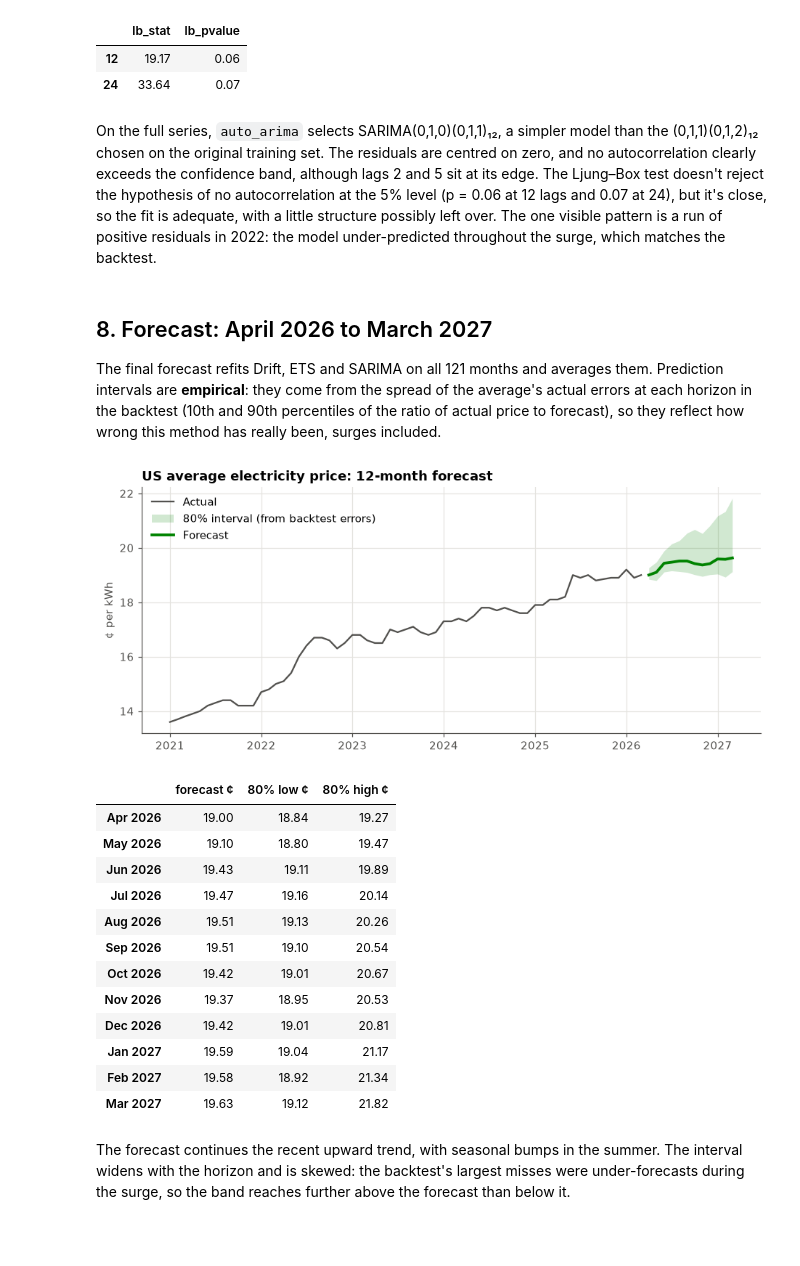
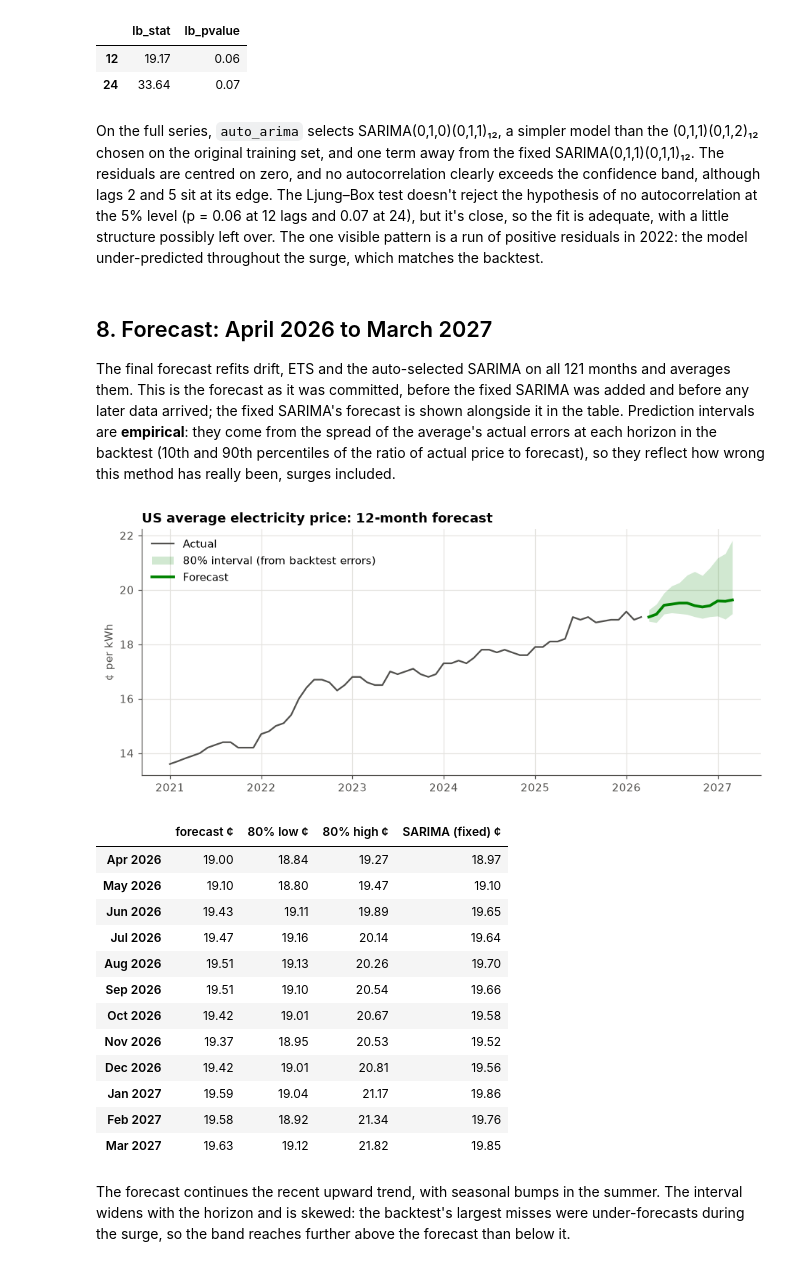
Before and after one commit to morinmro/msda-portfolio, a Jupyter notebook: ai-assisted/electricity-price-forecast/electricity_price_forecast.ipynb, the cells around one changed output. Drawn from its saved outputs; the diff is of its cells as text; code cells hidden in the pictures; blank space fills up the shorter version.

```diff
--- a/ai-assisted/electricity-price-forecast/electricity_price_forecast.ipynb
+++ b/ai-assisted/electricity-price-forecast/electricity_price_forecast.ipynb
@@ -40,7 +40,8 @@ COLORS = {
     "Seasonal naive": "#eb6834",
     "Drift": "#1baf7a",
     "ETS": "#eda100",
-    "SARIMA": "#e87ba4",
+    "SARIMA (auto-selected)": "#e87ba4",
+    "SARIMA (fixed)": "#6250d6",
     "Average (drift, ETS, SARIMA)": "#008300",
 }
 plt.rcParams.update({
@@ -211,9 +215,14 @@ def ets_forecast(train, h):
     return model.fit().forecast(h).values
 
 
-def sarima_forecast(train, h):
+def sarima_auto_forecast(train, h):
     model = auto_arima(train, m=12, D=1, with_intercept=True, suppress_warnings=True, error_action="ignore")
     return model.predict(h).values
+
+
+def sarima_fixed_forecast(train, h):
+    fit = SARIMAX(train, order=(0, 1, 1), seasonal_order=(0, 1, 1, 12)).fit(disp=False)
+    return fit.forecast(h).values
 
 
 MODELS = {
@@ -221,13 +230,14 @@ MODELS = {
     "Seasonal naive": lambda tr, h: np.resize(tr.iloc[-12:].values, h),
     "Drift": drift_forecast,
     "ETS": ets_forecast,
-    "SARIMA": sarima_forecast,
+    "SARIMA (auto-selected)": sarima_auto_forecast,
+    "SARIMA (fixed)": sarima_fixed_forecast,
 }
 
 
 def forecast_all(train, h):
     fc = {name: f(train, h) for name, f in MODELS.items()}
-    fc["Average (drift, ETS, SARIMA)"] = np.mean([fc["Drift"], fc["ETS"], fc["SARIMA"]], axis=0)
+    fc["Average (drift, ETS, SARIMA)"] = np.mean([fc["Drift"], fc["ETS"], fc["SARIMA (auto-selected)"]], axis=0)
     return fc
 
 
@@ -369,48 +383,49 @@ Selected model: SARIMA(0,1,0)(0,1,1)[12]
 | 12 | 19.17 | 0.06 |
 | 24 | 33.64 | 0.07 |
 # %% [markdown]
-On the full series, `auto_arima` selects SARIMA(0,1,0)(0,1,1)₁₂, a simpler model than the (0,1,1)(0,1,2)₁₂ chosen on the original training set. The residuals are centred on zero, and no autocorrelation clearly exceeds the confidence band, although lags 2 and 5 sit at its edge. The Ljung–Box test doesn't reject the hypothesis of no autocorrelation at the 5% level (p = 0.06 at 12 lags and 0.07 at 24), but it's close, so the fit is adequate, with a little structure possibly left over. The one visible pattern is a run of positive residuals in 2022: the model under-predicted throughout the surge, which matches the backtest.
+On the full series, `auto_arima` selects SARIMA(0,1,0)(0,1,1)₁₂, a simpler model than the (0,1,1)(0,1,2)₁₂ chosen on the original training set, and one term away from the fixed SARIMA(0,1,1)(0,1,1)₁₂. The residuals are centred on zero, and no autocorrelation clearly exceeds the confidence band, although lags 2 and 5 sit at its edge. The Ljung–Box test doesn't reject the hypothesis of no autocorrelation at the 5% level (p = 0.06 at 12 lags and 0.07 at 24), but it's close, so the fit is adequate, with a little structure possibly left over. The one visible pattern is a run of positive residuals in 2022: the model under-predicted throughout the surge, which matches the backtest.
 # %% [markdown]
 ## 8. Forecast: April 2026 to March 2027
 
-The final forecast refits Drift, ETS and SARIMA on all 121 months and averages them. Prediction intervals are **empirical**: they come from the spread of the average's actual errors at each horizon in the backtest (10th and 90th percentiles of the ratio of actual price to forecast), so they reflect how wrong this method has really been, surges included.
+The final forecast refits drift, ETS and the auto-selected SARIMA on all 121 months and averages them. This is the forecast as it was committed, before the fixed SARIMA was added and before any later data arrived; the fixed SARIMA's forecast is shown alongside it in the table. Prediction intervals are **empirical**: they come from the spread of the average's actual errors at each horizon in the backtest (10th and 90th percentiles of the ratio of actual price to forecast), so they reflect how wrong this method has really been, surges included.
 # %%
 final_all = forecast_all(price, HORIZON)  # every model, fitted on data through March 2026
 final = final_all["Average (drift, ETS, SARIMA)"]
 idx = pd.date_range(price.index[-1] + pd.DateOffset(months=1), periods=HORIZON, freq="MS")
 
 avg_bt = bt[bt["model"] == "Average (drift, ETS, SARIMA)"].assign(ratio=lambda d: d["actual"] / d["forecast"])
 q = avg_bt.groupby("h")["ratio"].quantile([0.1, 0.9]).unstack()
 
 outlook = pd.DataFrame({"forecast ¢": final, "80% low ¢": final * q[0.1].values,
-                        "80% high ¢": final * q[0.9].values}, index=idx)
+                        "80% high ¢": final * q[0.9].values,
+                        "SARIMA (fixed) ¢": final_all["SARIMA (fixed)"]}, index=idx)
 
 fig, ax = plt.subplots(figsize=(10, 4))
 recent = price["2021-01":]
 ax.plot(recent, color=INK_2, lw=1.5, label="Actual")
 ax.fill_between(idx, outlook["80% low ¢"], outlook["80% high ¢"], color=COLORS["Average (drift, ETS, SARIMA)"],
                 alpha=0.18, lw=0, label="80% interval (from backtest errors)")
 ax.plot(idx, outlook["forecast ¢"], color=COLORS["Average (drift, ETS, SARIMA)"], lw=2.5, label="Forecast")
 ax.set(title="US average electricity price: 12-month forecast", ylabel="¢ per kWh")
 ax.legend(loc="upper left")
 plt.show()
 
 outlook.set_axis(outlook.index.strftime("%b %Y"))
 # %% [output]
 [figure]
-|  | forecast ¢ | 80% low ¢ | 80% high ¢ |
-| Apr 2026 | 19.00 | 18.84 | 19.27 |
-| May 2026 | 19.10 | 18.80 | 19.47 |
-| Jun 2026 | 19.43 | 19.11 | 19.89 |
-| Jul 2026 | 19.47 | 19.16 | 20.14 |
-| Aug 2026 | 19.51 | 19.13 | 20.26 |
-| Sep 2026 | 19.51 | 19.10 | 20.54 |
-| Oct 2026 | 19.42 | 19.01 | 20.67 |
-| Nov 2026 | 19.37 | 18.95 | 20.53 |
-| Dec 2026 | 19.42 | 19.01 | 20.81 |
-| Jan 2027 | 19.59 | 19.04 | 21.17 |
-| Feb 2027 | 19.58 | 18.92 | 21.34 |
-| Mar 2027 | 19.63 | 19.12 | 21.82 |
+|  | forecast ¢ | 80% low ¢ | 80% high ¢ | SARIMA (fixed) ¢ |
+| Apr 2026 | 19.00 | 18.84 | 19.27 | 18.97 |
+| May 2026 | 19.10 | 18.80 | 19.47 | 19.10 |
+| Jun 2026 | 19.43 | 19.11 | 19.89 | 19.65 |
+| Jul 2026 | 19.47 | 19.16 | 20.14 | 19.64 |
+| Aug 2026 | 19.51 | 19.13 | 20.26 | 19.70 |
+| Sep 2026 | 19.51 | 19.10 | 20.54 | 19.66 |
+| Oct 2026 | 19.42 | 19.01 | 20.67 | 19.58 |
+| Nov 2026 | 19.37 | 18.95 | 20.53 | 19.52 |
+| Dec 2026 | 19.42 | 19.01 | 20.81 | 19.56 |
+| Jan 2027 | 19.59 | 19.04 | 21.17 | 19.86 |
+| Feb 2027 | 19.58 | 18.92 | 21.34 | 19.76 |
+| Mar 2027 | 19.63 | 19.12 | 21.82 | 19.85 |
 # %% [markdown]
 The forecast continues the recent upward trend, with seasonal bumps in the summer. The interval widens with the horizon and is skewed: the backtest's largest misses were under-forecasts during the surge, so the band reaches further above the forecast than below it.
 # %% [markdown]
```
Also changed, not shown: parts of 17 cells of this notebook, 4 other files.
